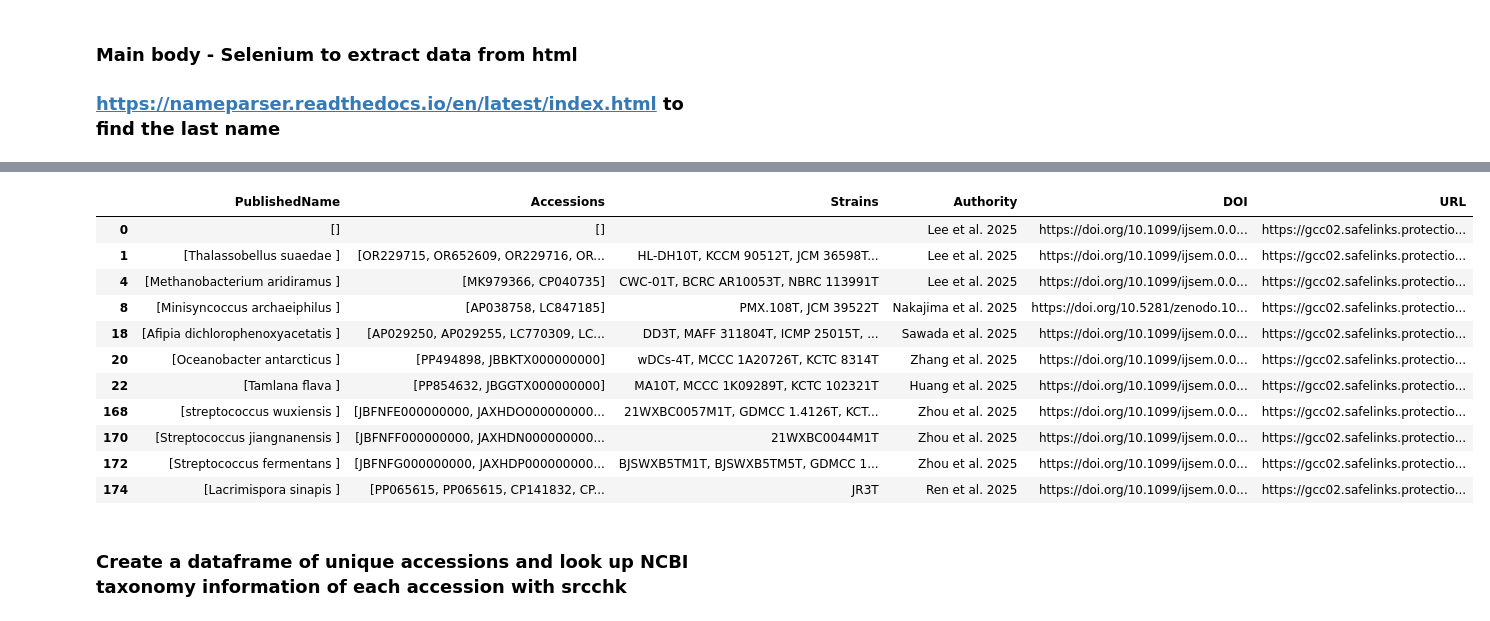
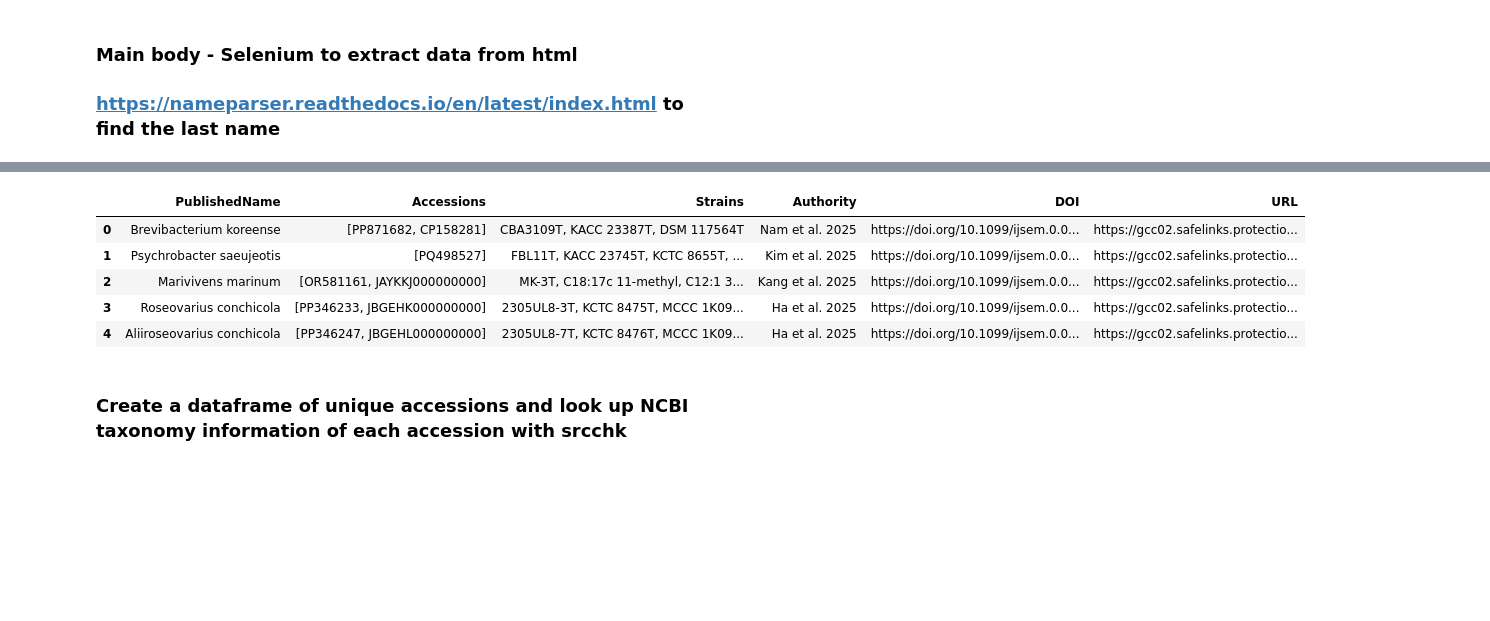
Before and after one commit to mcveigh-h16/IJSEM-webscraper, a Jupyter notebook: selenium_webscraper-ver4.2.ipynb, the cells around one changed output, grey strips where cells are left out. Saved outputs shown, nothing was run; the diff lists cells and outputs as text; code cells hidden in the pictures; blank space fills up the shorter version.

```diff
--- a/selenium_webscraper-ver4.2.ipynb
+++ b/selenium_webscraper-ver4.2.ipynb
@@ -120,9 +121,13 @@ displacy.render(doc, style="ent")
 # %% [markdown]
 ### Find URLS from saved email in html - save as from outlook in htm format. URLs are extracted and saved as input for selenium
 # %%
-input = (r'IJSEMemail34.htm')
-output = (r'NameCheckweek34.xlsx')
-alldescriptions = (r'all_descriptions34')
+input = (r'IJSEMemail39.htm')
+output = (r'NameCheckweek39.xlsx')
+alldescriptions = (r'all_descriptions39')
 # %%
-print(input)
+#Only need this if you suspect a problem with beautiful soup not imporing the URL list correctly. Otherwise skip this step
+from bs4.diagnose import diagnose
+with open (input, encoding = 'unicode_escape') as f:
+    data = f.read()
+diagnose(data)
 # %% [output]
@@ -136,15 +159,16 @@ with open (input, encoding = 'unicode_escape') as f:
 # %%
 urls = []
 numberoflinks = 0
-for url in soup.findAll( 'a', attrs={'href': re.compile("^https:")}):
+for url in soup.find_all( 'a', attrs={'href': re.compile("^https:")}):
+#for url in content.find_all( 'a', attrs={'href': re.compile("^https:")}):
     urls.append(url.get('href'))
     numberoflinks = numberoflinks + 1
-    #print(url)
-print(numberoflinks)
-#print(urls)
-#remove_list = ['TandC','doi.org', 'myaccount']
 urls = [e for e in urls if "TandC" not in e and "doi.org" not in e and "myaccount" not in e and "join-the-society" not in e]
 
-
+if numberoflinks == 0:
+    raise ValueError('Number of URLs extracted is 0!')
+else:
+    print("Number of links found is: ", numberoflinks)
+assert len(urls) > 0, "URL list cannot be empty"
 #print(urls)
 # %% [output]
@@ -305,7 +319,7 @@ for url in urls:
                 regex = re.compile(r'\b(' + '|'.join(pattern) + r')\b')
                 if description is not None:
                     accessions = [m.group() for m in regex.finditer(description)]
-                    print('accessions', accessions)
+                    #print('accessions', accessions)
 
                 #find the strains
                 if description is not None:
@@ -324,7 +338,7 @@ for url in urls:
         outer_html = element.get_attribute("outerHTML")
         if "Description of" in description1:
             #print(outer_html)
-            spans = soup.findAll('span', attrs = {'class' : 'tl-lowest-section'})
+            spans = soup.find_all('span', attrs = {'class' : 'tl-lowest-section'})
             for span in spans:
                 if "Description of" in span.text:
                     #print (span.text)
@@ -343,20 +357,20 @@ for url in urls:
                     regex = re.compile(r'\b(' + '|'.join(match) + r')\b')
                     if description is not None:
                         orgname = [m.group() for m in regex.finditer(description)]
-                        print('orgname', orgname)
+                        #print('orgname', orgname)
 
                     #find the accessions
                     pattern = [r'[A-Z]{2}\d{6}', r'[A-Z]{4}\d{8}', r'([A-Z]+)(_[A-Z]+)\d{6}', r'[A-Z]{6}\d{9}']
                     regex = re.compile(r'\b(' + '|'.join(pattern) + r')\b')
                     if description is not None:
                         accessions = [m.group() for m in regex.finditer(description)]
-                        print('accessions', accessions)
+                        #print('accessions', accessions)
 
                     #find the strains
                     strains = []
                     if description is not None:
                         find_strains(cleaned_text)
-                        print('strain names', strains)
+                        #print('strain names', strains)
 
                     #load data into pandas dataframe
                     row_data = [orgname, accessions, strains, authority, doi, url]
@@ -402,28 +414,19 @@ file.close()
 # %%
 pd.set_option('max_colwidth', None)
 pub_df['Strains'] = [', '.join(map(str, l)) for l in pub_df['Strains']]
 #pub_df['Strains'] = pub_df['Strains'].astype(str)
 pub_df['Strains'] = pub_df['Strains'].astype(pd.StringDtype())
 pub_df['Strains'] = pub_df['Strains'].str.replace(',', ', ')
-#pub_df
 pub_df = pub_df.drop_duplicates(subset='PublishedName', keep="first")
-#pub_df
 #try drop duplicate accessions here
 pub_df.explode(['PublishedName']).reset_index(drop=True)
-pub_df
 # %% [output]
 |  | PublishedName | Accessions | Strains | Authority | DOI | URL |
-| 0 | [] | [] |  | Lee et al. 2025 | https://doi.org/10.1099/ijsem.0.0... | https://gcc02.safelinks.protectio... |
-| 1 | [Thalassobellus suaedae ] | [OR229715, OR652609, OR229716, OR... | HL-DH10T, KCCM 90512T, JCM 36598T... | Lee et al. 2025 | https://doi.org/10.1099/ijsem.0.0... | https://gcc02.safelinks.protectio... |
-| 4 | [Methanobacterium aridiramus ] | [MK979366, CP040735] | CWC-01T, BCRC AR10053T, NBRC 113991T | Lee et al. 2025 | https://doi.org/10.1099/ijsem.0.0... | https://gcc02.safelinks.protectio... |
-| 8 | [Minisyncoccus archaeiphilus ] | [AP038758, LC847185] | PMX.108T, JCM 39522T | Nakajima et al. 2025 | https://doi.org/10.5281/zenodo.10... | https://gcc02.safelinks.protectio... |
-| 18 | [Afipia dichlorophenoxyacetatis ] | [AP029250, AP029255, LC770309, LC... | DD3T, MAFF 311804T, ICMP 25015T, ... | Sawada et al. 2025 | https://doi.org/10.1099/ijsem.0.0... | https://gcc02.safelinks.protectio... |
-| 20 | [Oceanobacter antarcticus ] | [PP494898, JBBKTX000000000] | wDCs-4T, MCCC 1A20726T, KCTC 8314T | Zhang et al. 2025 | https://doi.org/10.1099/ijsem.0.0... | https://gcc02.safelinks.protectio... |
-| 22 | [Tamlana flava ] | [PP854632, JBGGTX000000000] | MA10T, MCCC 1K09289T, KCTC 102321T | Huang et al. 2025 | https://doi.org/10.1099/ijsem.0.0... | https://gcc02.safelinks.protectio... |
-| 168 | [streptococcus wuxiensis ] | [JBFNFE000000000, JAXHDO000000000... | 21WXBC0057M1T, GDMCC 1.4126T, KCT... | Zhou et al. 2025 | https://doi.org/10.1099/ijsem.0.0... | https://gcc02.safelinks.protectio... |
-| 170 | [Streptococcus jiangnanensis ] | [JBFNFF000000000, JAXHDN000000000... | 21WXBC0044M1T | Zhou et al. 2025 | https://doi.org/10.1099/ijsem.0.0... | https://gcc02.safelinks.protectio... |
-| 172 | [Streptococcus fermentans ] | [JBFNFG000000000, JAXHDP000000000... | BJSWXB5TM1T, BJSWXB5TM5T, GDMCC 1... | Zhou et al. 2025 | https://doi.org/10.1099/ijsem.0.0... | https://gcc02.safelinks.protectio... |
-| 174 | [Lacrimispora sinapis ] | [PP065615, PP065615, CP141832, CP... | JR3T | Ren et al. 2025 | https://doi.org/10.1099/ijsem.0.0... | https://gcc02.safelinks.protectio... |
+| 0 | Brevibacterium koreense | [PP871682, CP158281] | CBA3109T, KACC 23387T, DSM 117564T | Nam et al. 2025 | https://doi.org/10.1099/ijsem.0.0... | https://gcc02.safelinks.protectio... |
+| 1 | Psychrobacter saeujeotis | [PQ498527] | FBL11T, KACC 23745T, KCTC 8655T, ... | Kim et al. 2025 | https://doi.org/10.1099/ijsem.0.0... | https://gcc02.safelinks.protectio... |
+| 2 | Marivivens marinum | [OR581161, JAYKKJ000000000] | MK-3T, C18:17c 11-methyl, C12:1 3... | Kang et al. 2025 | https://doi.org/10.1099/ijsem.0.0... | https://gcc02.safelinks.protectio... |
+| 3 | Roseovarius conchicola | [PP346233, JBGEHK000000000] | 2305UL8-3T, KCTC 8475T, MCCC 1K09... | Ha et al. 2025 | https://doi.org/10.1099/ijsem.0.0... | https://gcc02.safelinks.protectio... |
+| 4 | Aliiroseovarius conchicola | [PP346247, JBGEHL000000000] | 2305UL8-7T, KCTC 8476T, MCCC 1K09... | Ha et al. 2025 | https://doi.org/10.1099/ijsem.0.0... | https://gcc02.safelinks.protectio... |
 # %%
 #pub_df['Strains'] = pub_df['Strains'].astype(pd.StringDtype())
 #pub_df['Strains'] = pub_df['Strains'].str.replace(',', ', ')
```
Also changed, not shown: parts of 14 cells of this notebook.
